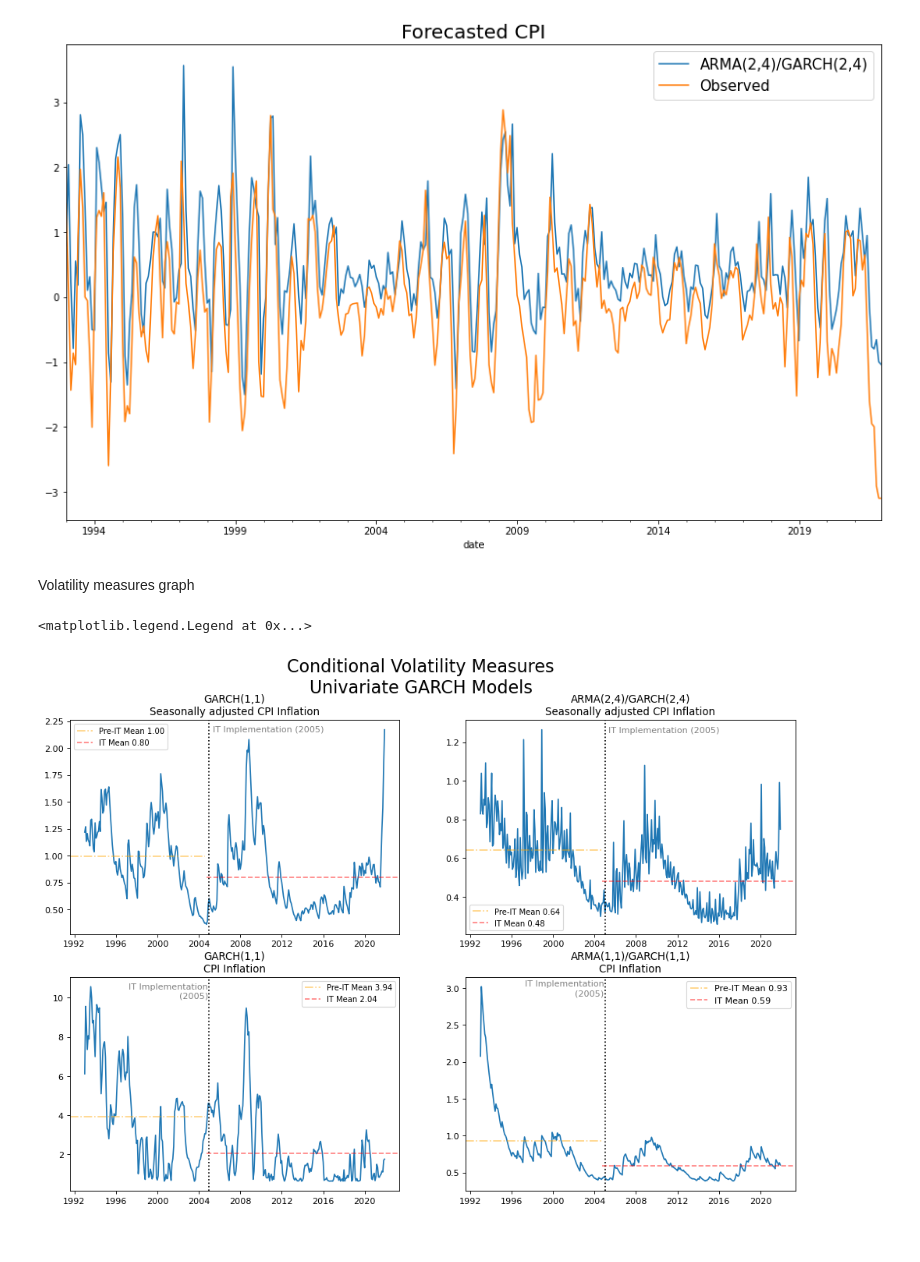
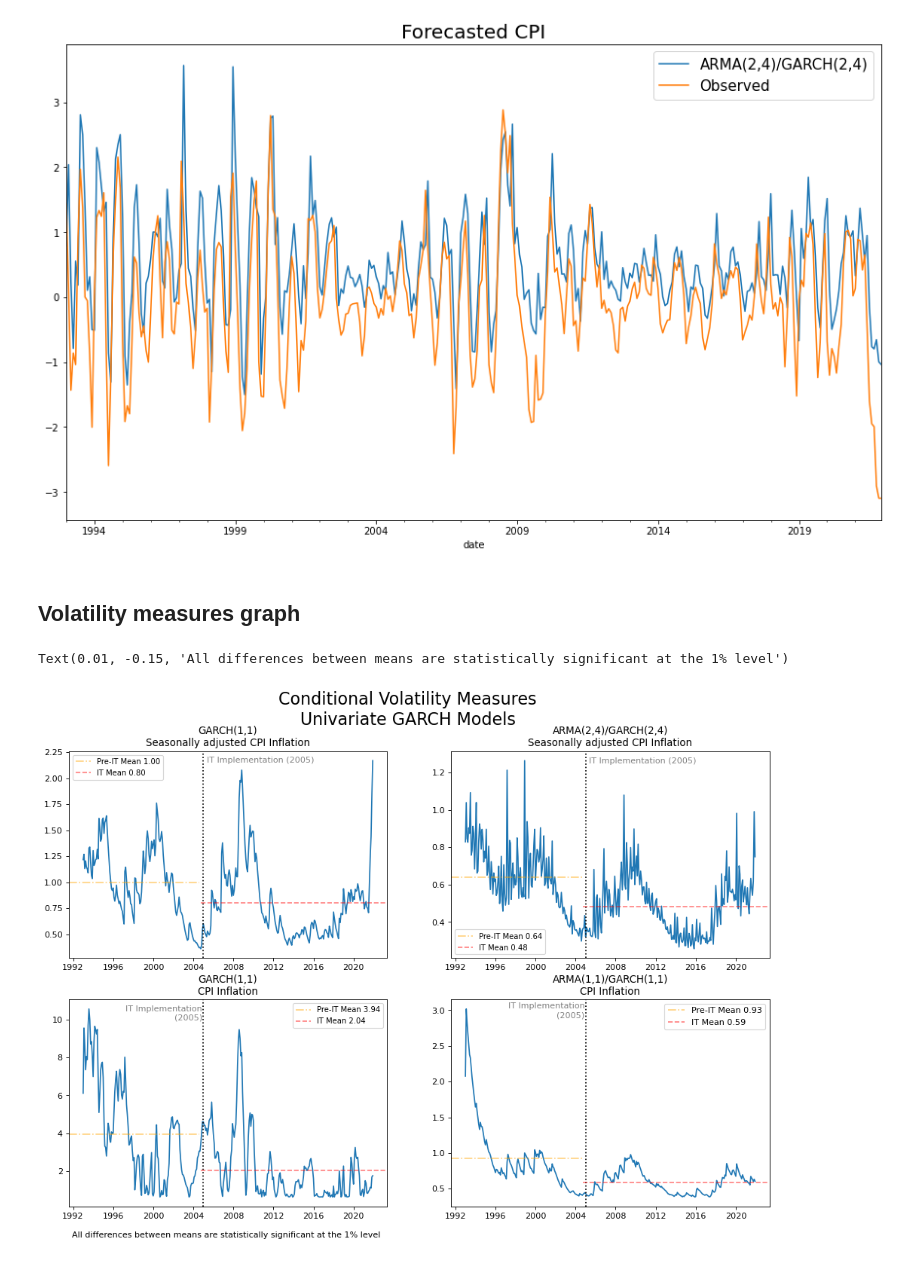
Before and after one commit to Marianojgm86/GARCH-CODES, a Jupyter notebook: 03_volatility-models.ipynb, the cells around one changed output. Cells and saved outputs as stored; diff of their text form; code cells hidden in the pictures.

```diff
--- a/03_volatility-models.ipynb
+++ b/03_volatility-models.ipynb
@@ -503,7 +503,7 @@ plt.title('Forecasted CPI', fontsize=20)
 Text(0.5, 1.0, 'Forecasted CPI')
 [figure]
 # %% [markdown]
-Volatility measures graph
+## Volatility measures graph
 # %%
 
 # pd.to_datetime(df_m.index[20])
@@ -522,32 +522,35 @@ axes[0,0].set_title('GARCH(1,1)\nSeasonally adjusted CPI Inflation', fontsize=12
 axes[0,0].axvline(x=pd.to_datetime('2005-01-01'), color='black', linestyle=':')
 axes[0,0].text(pd.to_datetime('2005-05-01'), 2.15, 'IT Implementation (2005)', fontsize=10, alpha=0.5)
 axes[0,0].axhline(xmin=x0, xmax=x1, y=PreVolMean, color='orange', alpha = 0.5, linestyle='-.', label='Pre-IT Mean {:.2f}'.format(PreVolMean))
 axes[0,0].axhline(xmin=x2, xmax=x3, y=ITVolMean, color='r', alpha = 0.5, linestyle='--', label='IT Mean {:.2f}'.format(ITVolMean))
 axes[0,0].legend(loc='best', fontsize=9)
 # GARCH(1,1) on CPI Inflation
 axes[1,0].plot(res2.conditional_volatility)
 axes[1,0].set_title('GARCH(1,1)\nCPI Inflation', fontsize=12)
 axes[1,0].axvline(x=pd.to_datetime('2005-01-01'), color='black', linestyle=':')
 axes[1,0].text(pd.to_datetime('2004-12-01'),10.0, 'IT Implementation\n(2005)', fontsize=10, alpha=0.5, ha='right')
 axes[1,0].axhline(xmin=x0, xmax=x1, y=PreVolMean2b, color='orange', alpha = 0.5, linestyle='-.', label='Pre-IT Mean {:.2f}'.format(PreVolMean2b))
 axes[1,0].axhline(xmin=x2, xmax=x3, y=ITVolMean2b, color='r', alpha = 0.5, linestyle='--', label='IT Mean {:.2f}'.format(ITVolMean2b))
 axes[1,0].legend(loc='best', fontsize=9)
 # ARMA(p,q) / GARCH(p,q) model on Seasonally Adjusted CPI Inflation
 axes[0,1].plot(gamma_t2)
 axes[0,1].set_title('ARMA(2,4)/GARCH(2,4)\nSeasonally adjusted CPI Inflation', fontsize=12)
 axes[0,1].axvline(x=pd.to_datetime('2005-01-01'), color='black', linestyle=':')
 axes[0,1].text(pd.to_datetime('2005-05-01'),1.25, 'IT Implementation (2005)', fontsize=10, alpha=0.5)
 axes[0,1].axhline(xmin=x0, xmax=x1, y=PreVolMeanb2, color='orange', alpha = 0.5, linestyle='-.', label='Pre-IT Mean {:.2f}'.format(PreVolMeanb2))
 axes[0,1].axhline(xmin=x2, xmax=x3, y=ITVolMeanb2, color='r', alpha = 0.5, linestyle='--', label='IT Mean {:.2f}'.format(ITVolMeanb2))
 axes[0,1].legend(loc='lower left', fontsize=9)
 # ARMA(p,q) / GARCH(p,q) model on CPI Inflation
 axes[1,1].plot(gamma_t)
 axes[1,1].set_title('ARMA(1,1)/GARCH(1,1)\nCPI Inflation', fontsize=12)
 axes[1,1].axvline(x=pd.to_datetime('2005-01-01'), color='black', linestyle=':')
 axes[1,1].text(pd.to_datetime('2004-12-01'),2.90, 'IT Implementation\n(2005)', fontsize=10, alpha=0.5, ha='right')
 axes[1,1].axhline(xmin=x0, xmax=x1, y=PreVolMeanb, color='orange', alpha = 0.5, linestyle='-.', label='Pre-IT Mean {:.2f}'.format(PreVolMeanb))
 axes[1,1].axhline(xmin=x2, xmax=x3, y=ITVolMeanb, color='r', alpha = 0.5, linestyle='--', label='IT Mean {:.2f}'.format(ITVolMeanb))
 axes[1,1].legend(loc='best', fontsize=10)
+
+plt.text(0.01, -0.15,
+'All differences between means are statistically significant at the 1% level', fontsize=10,transform=axes[1,0].transAxes)
 # %% [output]
-<matplotlib.legend.Legend at 0x...>
+Text(0.01, -0.15, 'All differences between means are statistically significant at the 1% level')
-[figure, old version]
+[figure, new version]
```
Also changed, not shown: parts of 6 cells of this notebook.
